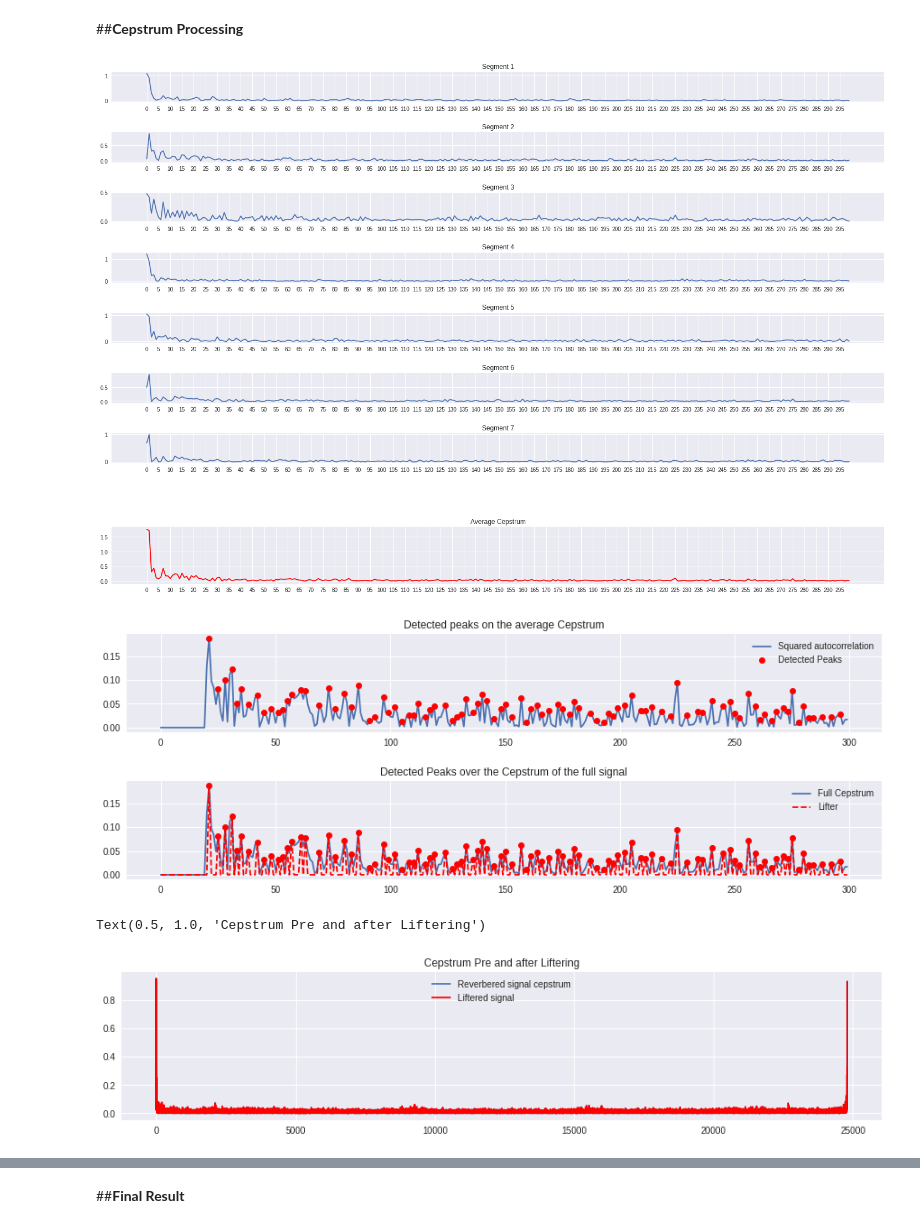
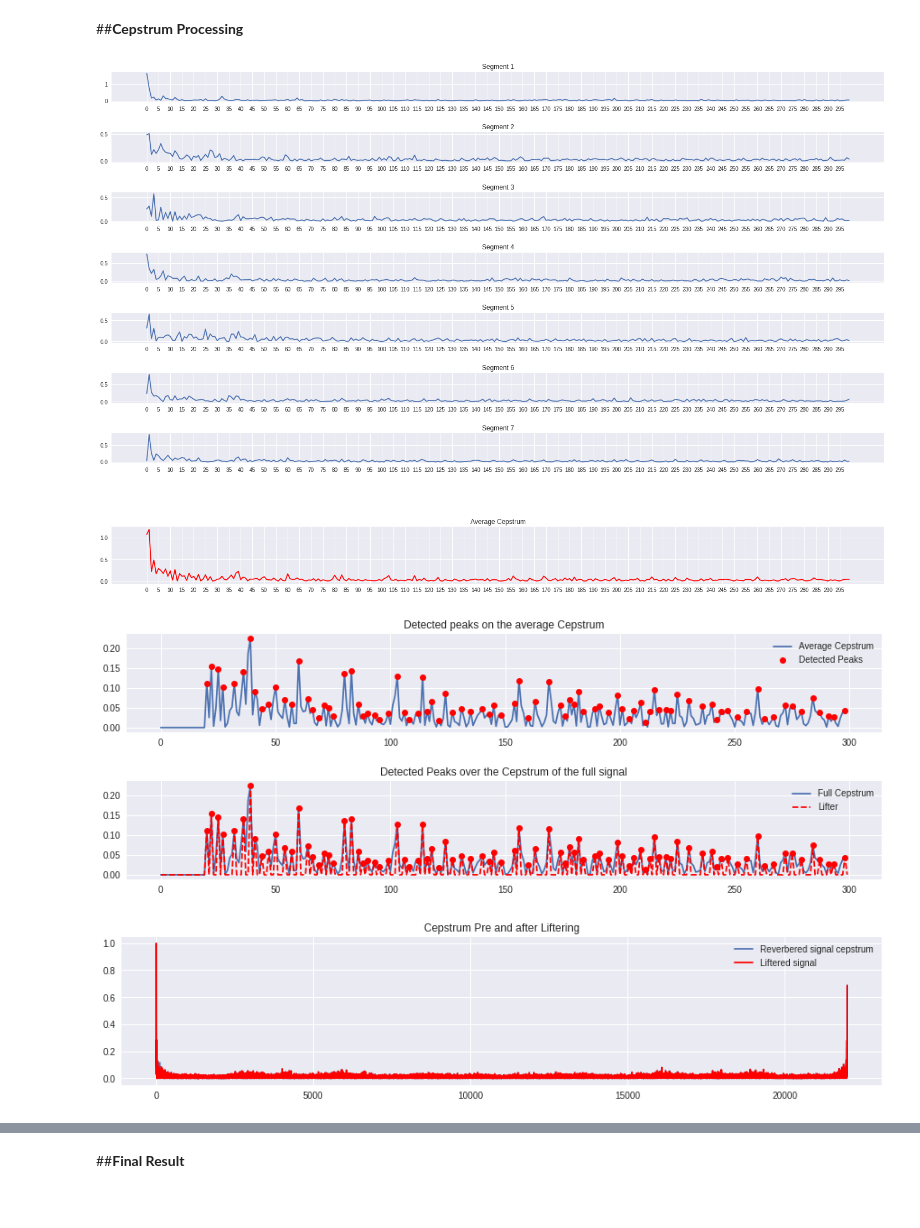
Before and after one commit to PaoloSani/SASP-Project, a Jupyter notebook: Speech_dereverberation_using_Cepstrum_alanysis.ipynb, the cells around one changed output, grey strips where cells are left out. Drawn from its saved outputs; the diff is of its cells as text; code cells hidden in the pictures.

```diff
--- a/Speech_dereverberation_using_Cepstrum_alanysis.ipynb
+++ b/Speech_dereverberation_using_Cepstrum_alanysis.ipynb
@@ -66,8 +66,8 @@ plt.xticks(np.arange(0, (final_duration), 0.1));
 # %% [markdown]
 # **Long RIR audio file creation**
 # %%
-ir, Fs_ir = librosa.load(path + "/spokane_womans_club_ir.wav", sr=8000, mono=False)
-ipd.display(ipd.Audio(ir, rate=Fs))
+ir_long, Fs_ir_long = librosa.load(path + "/spokane_womans_club_ir.wav", sr=8000, mono=False)
+ipd.display(ipd.Audio(ir_long, rate=Fs))
 # %% [output]
 [interactive output not drawn]
 # %%
@@ -200,11 +200,11 @@ sf.write(path+"/sim_rev_short.wav", signal, samplerate=Fs)
 # %% [markdown]
 # **Process the audio file**
 # %%
-file_to_load = "/sim_rev_long.wav"
-tag = '_long'
+# file_to_load = "/sim_rev_long.wav"
+# tag = '_long'
 
-# file_to_load = "/sim_rev_short.wav"
-# tag = '_short' # for writing correctly on the drive
+file_to_load = "/sim_rev_short.wav"
+tag = '_short' # for writing correctly on the drive
 # %%
 # load the audio file (as MONO)
 signal, Fs = librosa.load(path + file_to_load, sr=None)
@@ -215,15 +215,15 @@ ipd.display(ipd.Audio(signal, rate=Fs))
 # %% [markdown]
 In order to match the timestamps taken from the original clean signal, we shorten the reverbed audio file accordingly.
 # %%
-# # short reverb
-# t_start = int(np.ceil(0.50*Fs))
+# short reverb
+t_start = int(np.ceil(0.50*Fs))
+t_end = int(np.ceil(3.25*Fs))
+signal = signal[t_start:t_end]
+
+# # long real reverb
+# t_start = int(np.ceil(0.15*Fs))
 # t_end = int(np.ceil(3.25*Fs))
 # signal = signal[t_start:t_end]
-
-# long real reverb
-t_start = int(np.ceil(0.15*Fs))
-t_end = int(np.ceil(3.25*Fs))
-signal = signal[t_start:t_end]
 # %%
 signal_length = len(signal)
 
@@ -369,7 +369,7 @@ plt.subplots_adjust(hspace=1)
 plt.subplots_adjust(wspace = 0.5)
 plt.xticks(np.arange(0, max_quefrency_bin, 5));
 # %% [output]
-[figure, old version]
+[figure, new version]
 # %%
 full_Cepstrum, _ = complex_cepstrum(signal) # full complex cepstrum of the whole signal
 # %%
@@ -383,35 +383,35 @@ high_time_lifter[0:20] = 0    # the first 20 quefrency peaks are related to spee
 # autocorr_avgcepstrum = autocorr_avgcepstrum*high_time_lifter
 
 # autocorr_squared = np.power(autocorr_avgcepstrum,2)
 # thresh = np.mean(abs(autocorr_avgcepstrum))
 # peaks,_ = scipy.signal.find_peaks(abs(autocorr_squared),height=0.01)
 
 avg_Cepstrum = high_time_lifter*avg_Cepstrum
 peaks,_ = scipy.signal.find_peaks(abs(avg_Cepstrum),height=0.01)
 
 # Lifter definition
 lifter = np.zeros((len(signal),),dtype='complex')
 lifter[peaks] = avg_Cepstrum[peaks]
 
 plt.figure(4,(15,8))
 
 plt.subplot(3,1,1)
 plt.plot(abs(avg_Cepstrum))
 plt.plot(peaks,abs(avg_Cepstrum[peaks]),'ro');
 plt.title('Detected peaks on the average Cepstrum')
-plt.legend(["Squared autocorrelation","Detected Peaks"])
+plt.legend(["Average Cepstrum","Detected Peaks"])
 plt.subplots_adjust(hspace=0.5)
 plt.subplots_adjust(wspace = 0.5)
 
 quefrency_full = np.arange(0, len(signal))
 plt.subplot(3,1,2)
 plt.plot(quefrency,abs(avg_Cepstrum));
 plt.plot(quefrency, abs(lifter[0:max_quefrency_bin]),'r--');
 plt.plot(peaks,abs(avg_Cepstrum[peaks]),'ro');
 plt.title('Detected Peaks over the Cepstrum of the full signal')
 plt.legend(["Full Cepstrum","Lifter"]);
 # %% [output]
-[figure, old version]
+[figure, new version]
 # %%
 # Liftering
 liftered_cepstrum = full_Cepstrum - lifter
@@ -420,10 +420,9 @@ plt.figure(5,(15,3))
 plt.plot(abs(full_Cepstrum));
 plt.plot(abs(liftered_cepstrum),'r');
 plt.legend(["Reverbered signal cepstrum","Liftered signal"]);
-plt.title('Cepstrum Pre and after Liftering')
+plt.title('Cepstrum Pre and after Liftering');
 # %% [output]
-Text(0.5, 1.0, 'Cepstrum Pre and after Liftering')
-[figure, old version]
+[figure, new version]
 # %%
 # Back to the time domain
 
```
Also changed, not shown: parts of 6 cells of this notebook.
